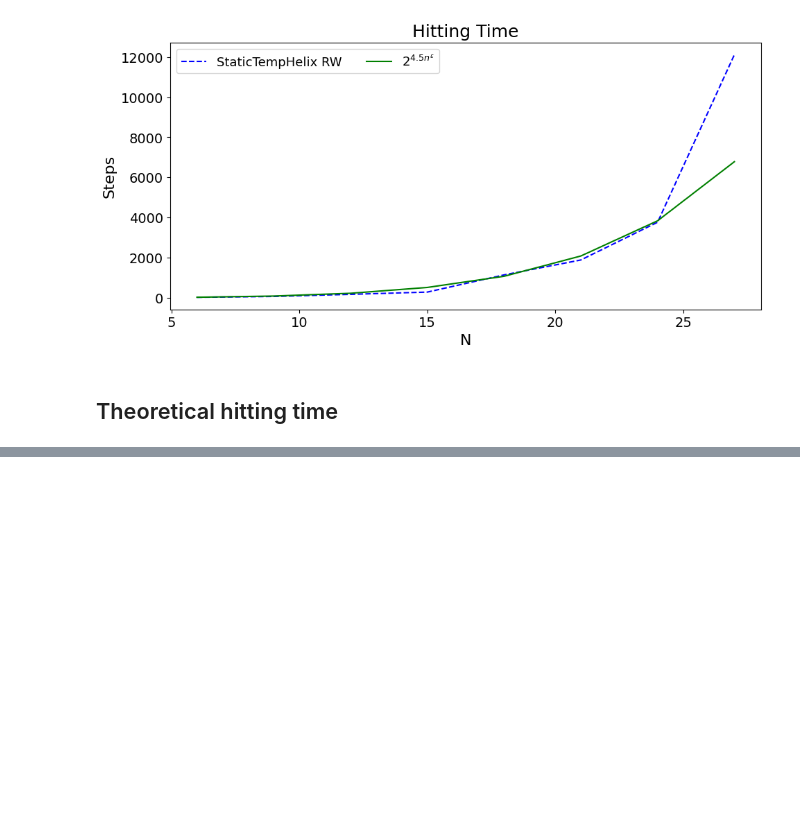
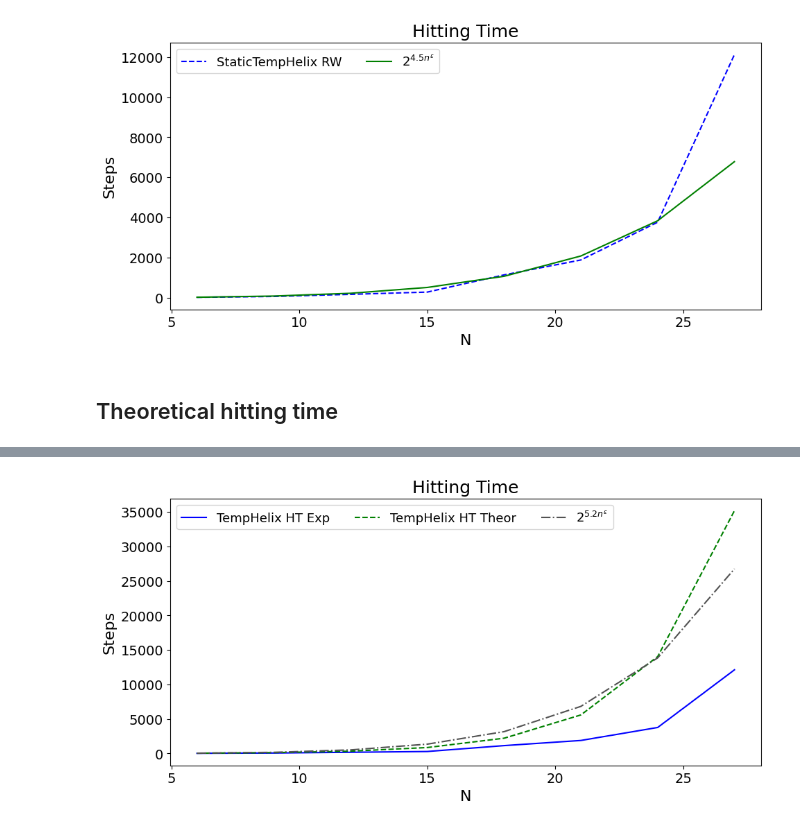
Before and after one commit to JaimePSantos/DynamicRandomWalks, a Jupyter notebook: HT-Dyn_TemporalHelix.ipynb, the cells around one changed output, grey strips where cells are left out. Saved outputs shown, nothing was run; the diff lists cells and outputs as text; code cells hidden in the pictures; blank space fills up the shorter version.

```diff
--- a/HT-Dyn_TemporalHelix.ipynb
+++ b/HT-Dyn_TemporalHelix.ipynb
@@ -397,35 +296,37 @@ LinAlgError: Singular matrix
 epsilon = 0.50
 
 reps = 8
-factor = 4.5
+factor = 5.2
 alphaLabelList = [r'TempHelix HT Exp',f'TempHelix HT Theor',r'$2^{' +f'{factor}' +r'n^\epsilon}$']
 
 estimate_hitting_time_memory = [x for x in theoretical_hitting_time(reps,epsilon,factor)]
 
 
 params = {
     'font_size' : 14,
     'figsize': (11, 5),
     'plot_title' : f'Hitting Time',
     'x_label' : 'N',
     'y_label' : "Steps",
     'legend_labels' : alphaLabelList,
     'legend_loc': "best",
     # 'legend_title' : r'$\alpha$',
     'legend_ncol' : 3,
     'color_list' : ['#0000FF', '#008000', '#525252','#eb4034'],
     'line_style_list' : ['-', '--','-.',':' ],
     # 'save_path' : f'Output/OrientedDynamics/orientedDynamics_N{N}_NWALKS{len(alphaList)}_Alphas{str([round(a, 2) for a in alphaList]).replace(", ", "-").replace("[", "").replace("]", "")}_TMAX{round(t)}.png',
     'use_loglog': False,
     'use_cbar' : False,
     'cbar_label' : None,
     'cbar_ticks' : None,
     'cbar_tick_labels' : None,
     'x_lim' : None,
     # 'x_num_ticks' : 7,
     # 'y_num_ticks' : 7,
     # 'x_round_val' : 1,
     # 'y_round_val' : 3,
 }
 
 plot_qwak(x_value_matrix = [list(nrange3)]*3 , y_value_matrix = [hitting_times,theoretical_hitting_times,estimate_hitting_time_memory],**params)
+# %% [output]
+[figure, added]
```
Also changed, not shown: parts of 3 cells of this notebook, 1 other file.
